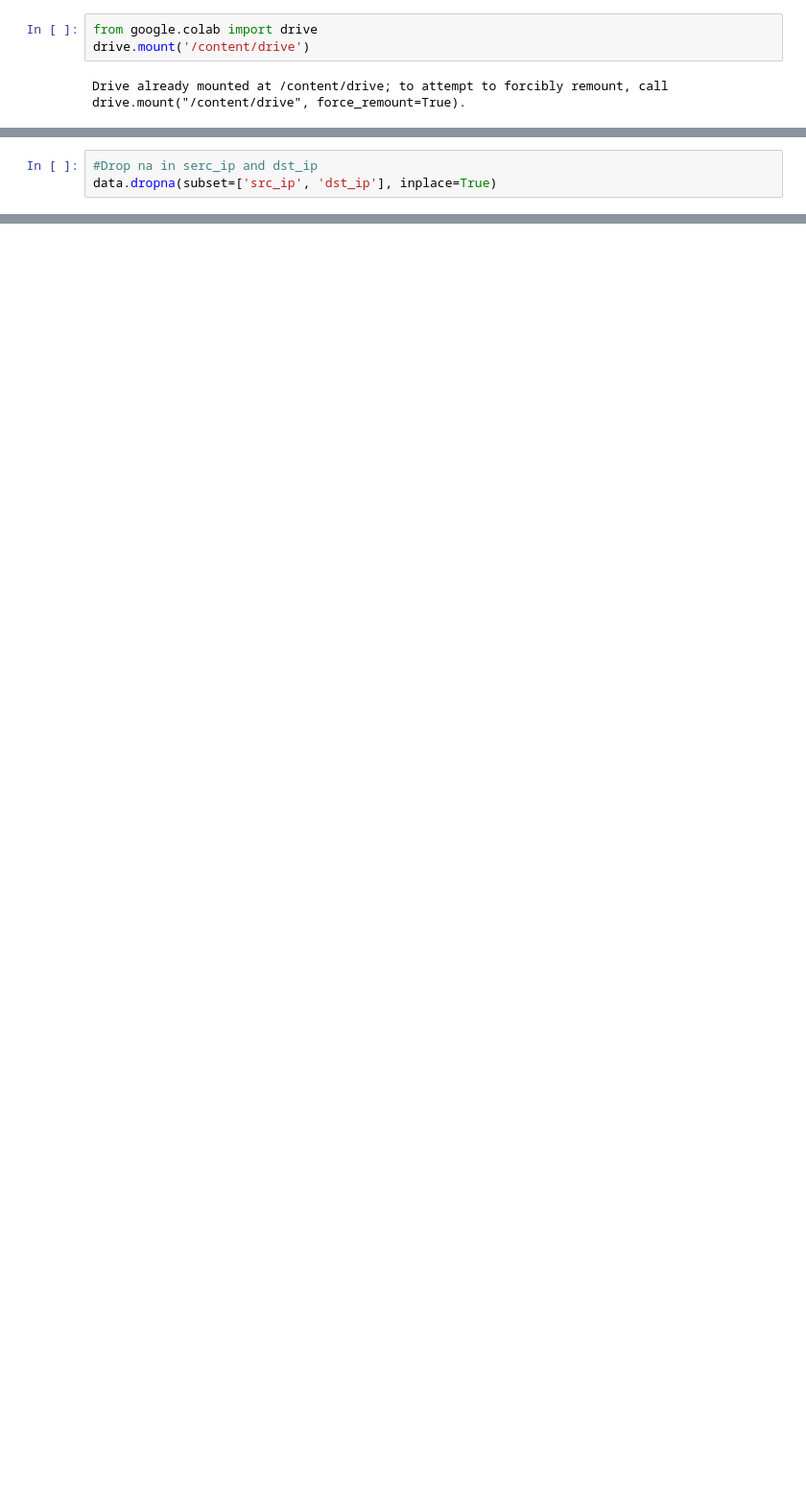
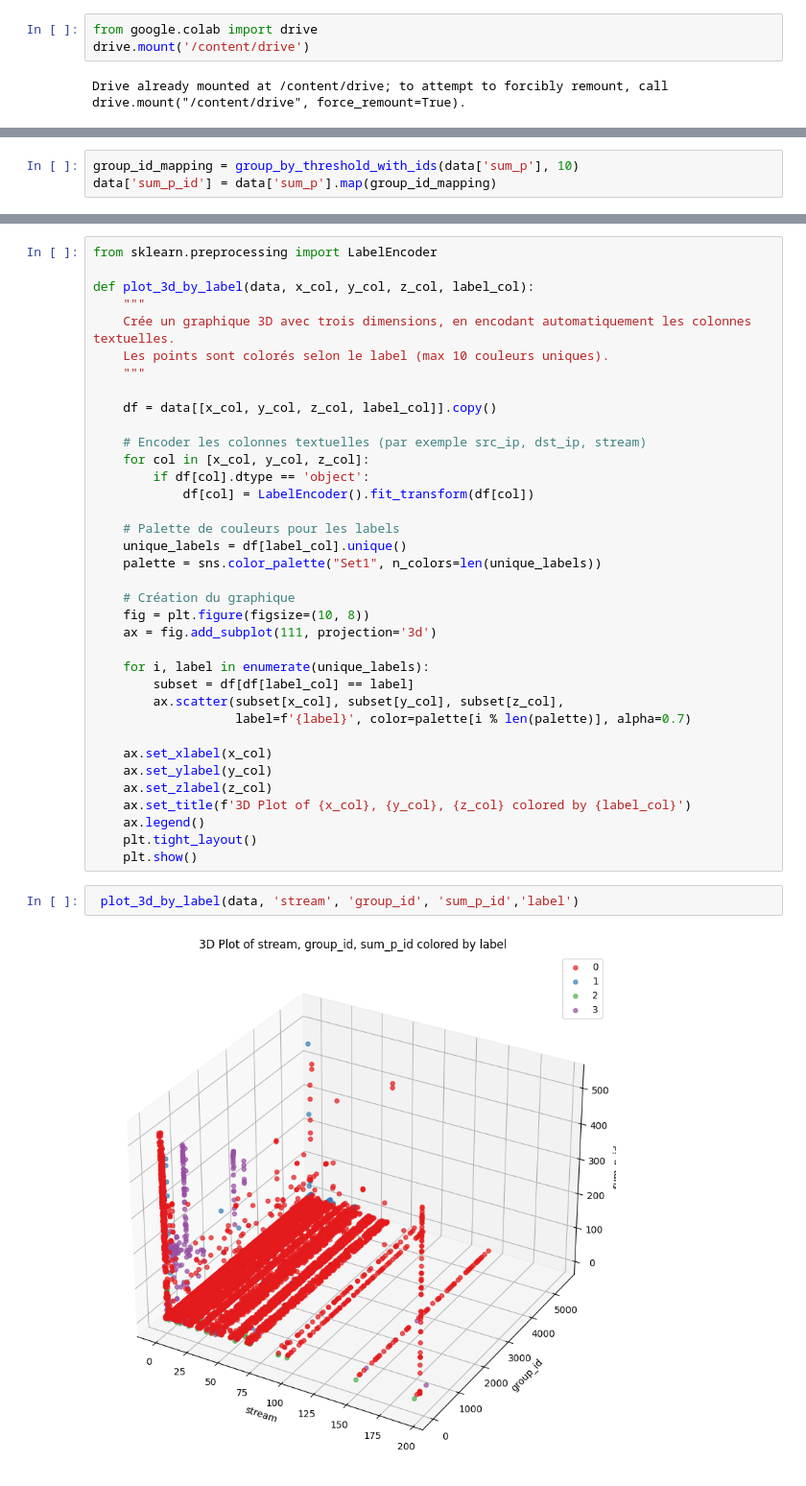
Before and after one commit to mitsouma/IOT_Anomalies_Detection_System_Based_on_Tensor_Decomposition, a Jupyter notebook: Tensorization_of_iot_dataset.ipynb, the cells around one changed output, grey strips where cells are left out. Shown at 96% size. Saved outputs shown, nothing was run; the diff lists cells and outputs as text; blank space fills up the shorter version.

```diff
--- a/Tensorization_of_iot_dataset.ipynb
+++ b/Tensorization_of_iot_dataset.ipynb
@@ -112,3 +162,0 @@ Length: 132, dtype: float64
-# %%
-#Drop na in serc_ip and dst_ip
-data.dropna(subset=['src_ip', 'dst_ip'], inplace=True)
@@ -232,0 +220,3 @@ subdata_1_10['binned_inter_arrival'] = (subdata_1_10['inter_arrival_time'] ).rou
+# %%
+group_id_mapping = group_by_threshold_with_ids(data['sum_p'], 10)
+data['sum_p_id'] = data['sum_p'].map(group_id_mapping)
@@ -232,0 +234,40 @@ subdata_1_10['binned_inter_arrival'] = (subdata_1_10['inter_arrival_time'] ).rou
+# %%
+from sklearn.preprocessing import LabelEncoder
+
+def plot_3d_by_label(data, x_col, y_col, z_col, label_col):
+    """
+    Crée un graphique 3D avec trois dimensions, en encodant automatiquement les colonnes textuelles.
+    Les points sont colorés selon le label (max 10 couleurs uniques).
+    """
+
+    df = data[[x_col, y_col, z_col, label_col]].copy()
+
+    # Encoder les colonnes textuelles (par exemple src_ip, dst_ip, stream)
+    for col in [x_col, y_col, z_col]:
+        if df[col].dtype == 'object':
+            df[col] = LabelEncoder().fit_transform(df[col])
+
+    # Palette de couleurs pour les labels
+    unique_labels = df[label_col].unique()
+    palette = sns.color_palette("Set1", n_colors=len(unique_labels))
+
+    # Création du graphique
+    fig = plt.figure(figsize=(10, 8))
+    ax = fig.add_subplot(111, projection='3d')
+
+    for i, label in enumerate(unique_labels):
+        subset = df[df[label_col] == label]
+        ax.scatter(subset[x_col], subset[y_col], subset[z_col],
+                   label=f'{label}', color=palette[i % len(palette)], alpha=0.7)
+
+    ax.set_xlabel(x_col)
+    ax.set_ylabel(y_col)
+    ax.set_zlabel(z_col)
+    ax.set_title(f'3D Plot of {x_col}, {y_col}, {z_col} colored by {label_col}')
+    ax.legend()
+    plt.tight_layout()
+    plt.show()
+# %%
+ plot_3d_by_label(data, 'stream', 'group_id', 'sum_p_id','label')
+# %% [output]
+[figure, added]
```
Also changed, not shown: parts of 72 cells of this notebook.
